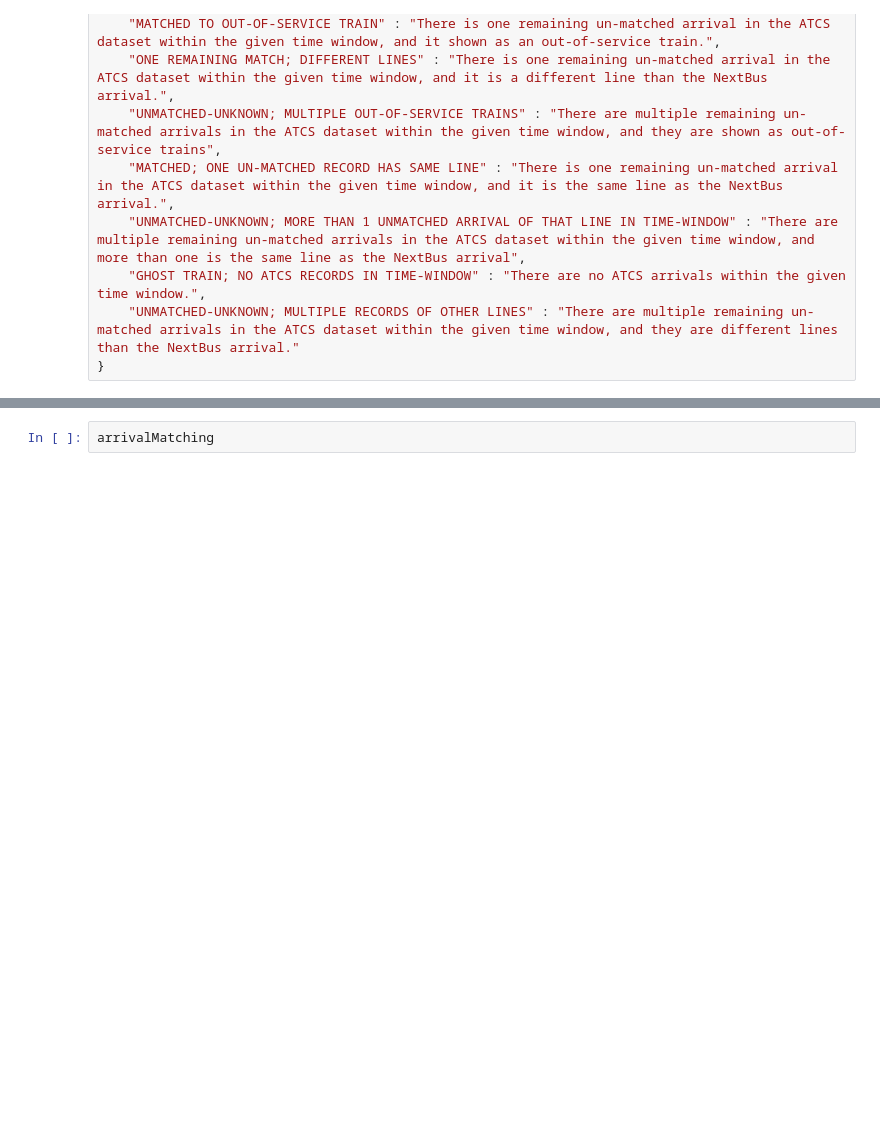
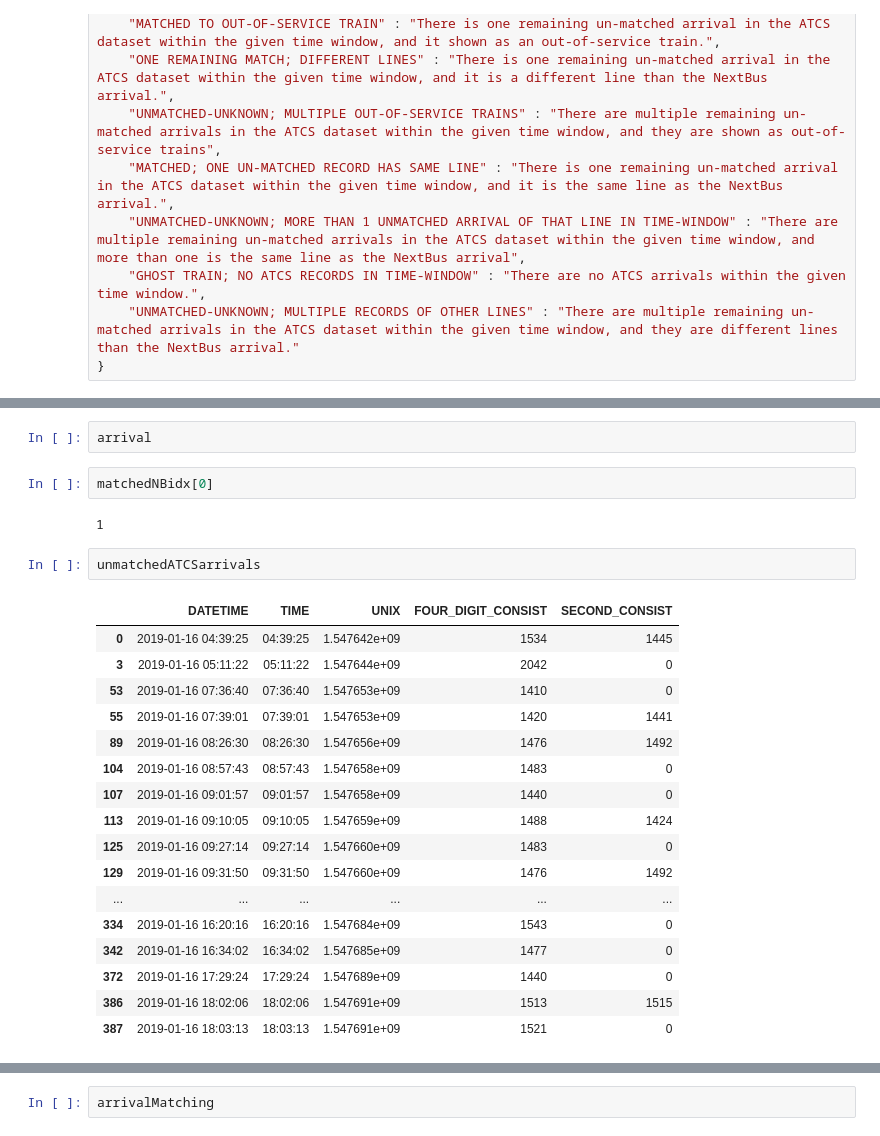
Before and after one commit to simonhochberg/nb-atcs, a Jupyter notebook: FullDayAnalysis.ipynb, the cells around one changed output, grey strips where cells are left out. Cells and saved outputs as stored; diff of their text form; blank space fills up the shorter version.

```diff
--- a/FullDayAnalysis.ipynb
+++ b/FullDayAnalysis.ipynb
@@ -1227,0 +1312,26 @@ for i in arrivals[arrivals["Seconds"] <= 60].index:
+# %%
+arrival
+# %%
+matchedNBidx[0]
+# %% [output]
+1
+# %%
+unmatchedATCSarrivals
+# %% [output]
+|  | DATETIME | TIME | UNIX | FOUR_DIGIT_CONSIST | SECOND_CONSIST |
+| 0 | 2019-01-16 04:39:25 | 04:39:25 | 1.547642e+09 | 1534 | 1445 |
+| 3 | 2019-01-16 05:11:22 | 05:11:22 | 1.547644e+09 | 2042 | 0 |
+| 53 | 2019-01-16 07:36:40 | 07:36:40 | 1.547653e+09 | 1410 | 0 |
+| 55 | 2019-01-16 07:39:01 | 07:39:01 | 1.547653e+09 | 1420 | 1441 |
+| 89 | 2019-01-16 08:26:30 | 08:26:30 | 1.547656e+09 | 1476 | 1492 |
+| 104 | 2019-01-16 08:57:43 | 08:57:43 | 1.547658e+09 | 1483 | 0 |
+| 107 | 2019-01-16 09:01:57 | 09:01:57 | 1.547658e+09 | 1440 | 0 |
+| 113 | 2019-01-16 09:10:05 | 09:10:05 | 1.547659e+09 | 1488 | 1424 |
+| 125 | 2019-01-16 09:27:14 | 09:27:14 | 1.547660e+09 | 1483 | 0 |
+| 129 | 2019-01-16 09:31:50 | 09:31:50 | 1.547660e+09 | 1476 | 1492 |
+| ... | ... | ... | ... | ... | ... |
+| 334 | 2019-01-16 16:20:16 | 16:20:16 | 1.547684e+09 | 1543 | 0 |
+| 342 | 2019-01-16 16:34:02 | 16:34:02 | 1.547685e+09 | 1477 | 0 |
+| 372 | 2019-01-16 17:29:24 | 17:29:24 | 1.547689e+09 | 1440 | 0 |
+| 386 | 2019-01-16 18:02:06 | 18:02:06 | 1.547691e+09 | 1513 | 1515 |
+| 387 | 2019-01-16 18:03:13 | 18:03:13 | 1.547691e+09 | 1521 | 0 |
```
Also changed, not shown: parts of 34 cells of this notebook, 1 other file.
